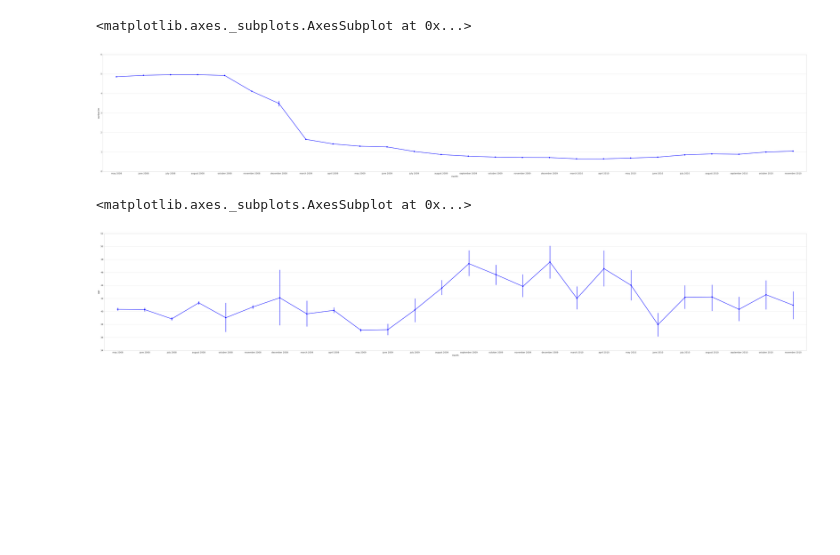
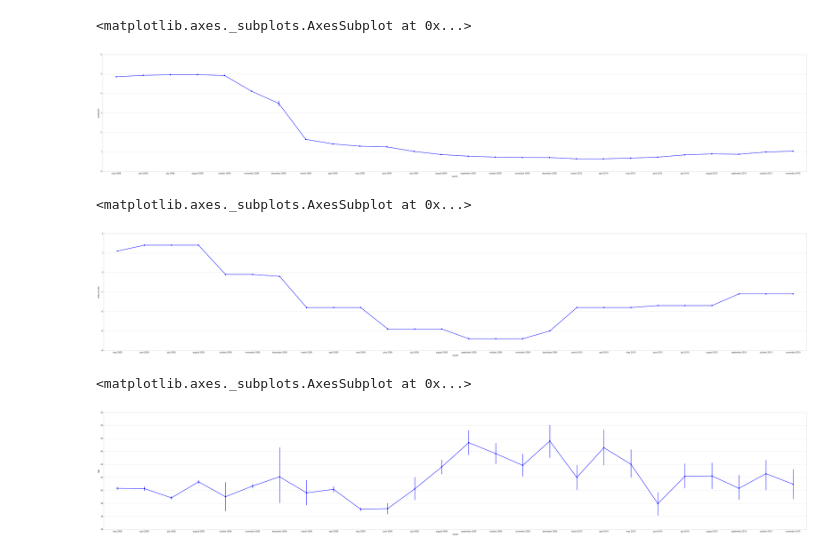
Before and after one commit to milosmladenovic5/telemarketing_campaign, a Jupyter notebook: telemarketing_EDA.ipynb, the cells around one changed output. Saved outputs shown, nothing was run; the diff lists cells and outputs as text; code cells hidden in the pictures; blank space fills up the shorter version.

```diff
--- a/telemarketing_EDA.ipynb
+++ b/telemarketing_EDA.ipynb
@@ -256,6 +269,14 @@ sns.pointplot(x="month", y="euribor3m", data = bank_data_full)
 # %% [output]
 <matplotlib.axes._subplots.AxesSubplot at 0x...>
 [figure]
+# %%
+#Employment variation rate by month
+sns.mpl.rc("figure", figsize=(60,10))
+
+sns.pointplot(x="month", y="emp.var.rate", data = bank_data_full)
+# %% [output]
+<matplotlib.axes._subplots.AxesSubplot at 0x...>
+[figure, added]
 # %%
 #Age by month
 
```
Also changed, not shown: parts of 6 cells of this notebook, 3 other files.
